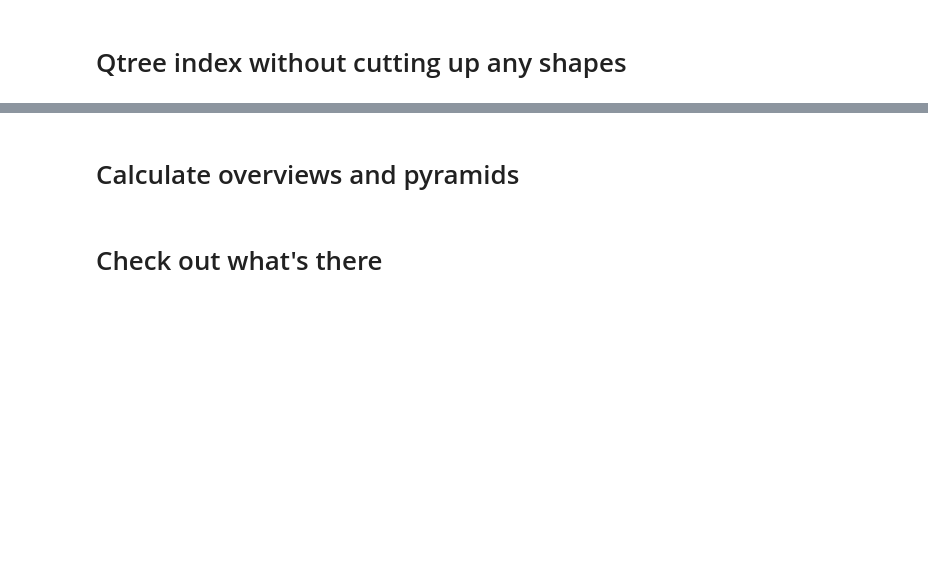
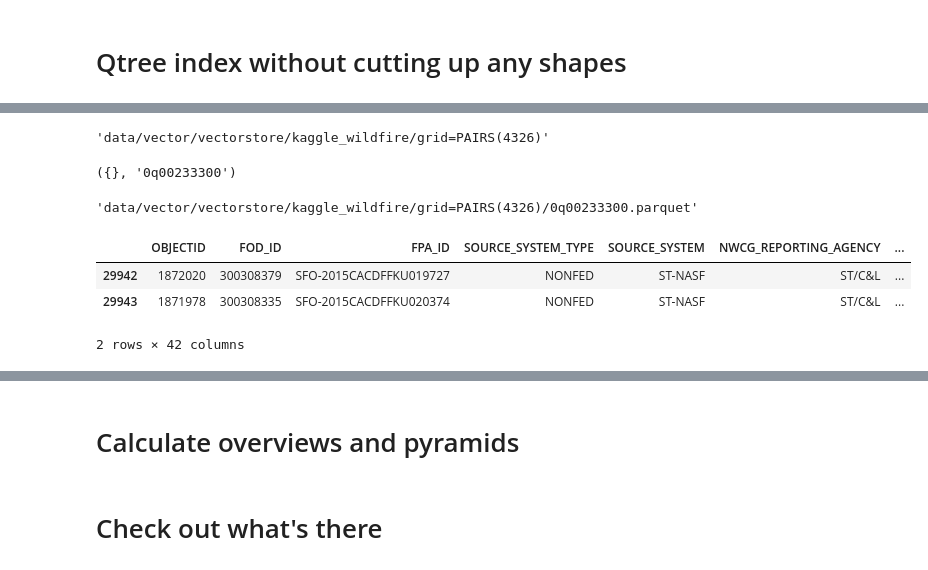
Before and after one commit to IBM/tensorlakehouse, a Jupyter notebook: examples/upload_vectorstore.ipynb, the cells around one changed output, grey strips where cells are left out. Drawn from its saved outputs; the diff is of its cells as text; code cells hidden in the pictures; blank space fills up the shorter version.

Commit message:
added to_parquet functionality

```diff
--- a/examples/upload_vectorstore.ipynb
+++ b/examples/upload_vectorstore.ipynb
@@ -147,7 +146,7 @@ morton = mortoncurve.Morton(grid)
 # %%
 max_level = 10
 target_level = 10
-max_depth = 10
+max_depth = 0
 target_rows = 50000
 # %%
 # Create or initialize an existing GeoDN vectorstore
@@ -191,0 +195,19 @@ Number of partitions suggested 50
+# %%
+vs.parquet_directory
+# %% [output]
+'data/vector/vectorstore/kaggle_wildfire/grid=PAIRS(4326)'
+# %%
+vs._decode_filepath('data/vector/vectorstore/kaggle_wildfire/grid=PAIRS(4326)/0q00233300.parquet')
+# %% [output]
+({}, '0q00233300')
+# %%
+vs._filepath({}, '0q00233300')
+# %% [output]
+'data/vector/vectorstore/kaggle_wildfire/grid=PAIRS(4326)/0q00233300.parquet'
+# %%
+vs._select_partition({}, '0q00233300').tail(2)
+# %% [output]
+|  | OBJECTID | FOD_ID | FPA_ID | SOURCE_SYSTEM_TYPE | SOURCE_SYSTEM | NWCG_REPORTING_AGENCY | ... |
+| 29942 | 1872020 | 300308379 | SFO-2015CACDFFKU019727 | NONFED | ST-NASF | ST/C&L | ... |
+| 29943 | 1871978 | 300308335 | SFO-2015CACDFFKU020374 | NONFED | ST-NASF | ST/C&L | ... |
+2 rows × 42 columns
```
Also changed, not shown: parts of 23 cells of this notebook, 1 other file.
